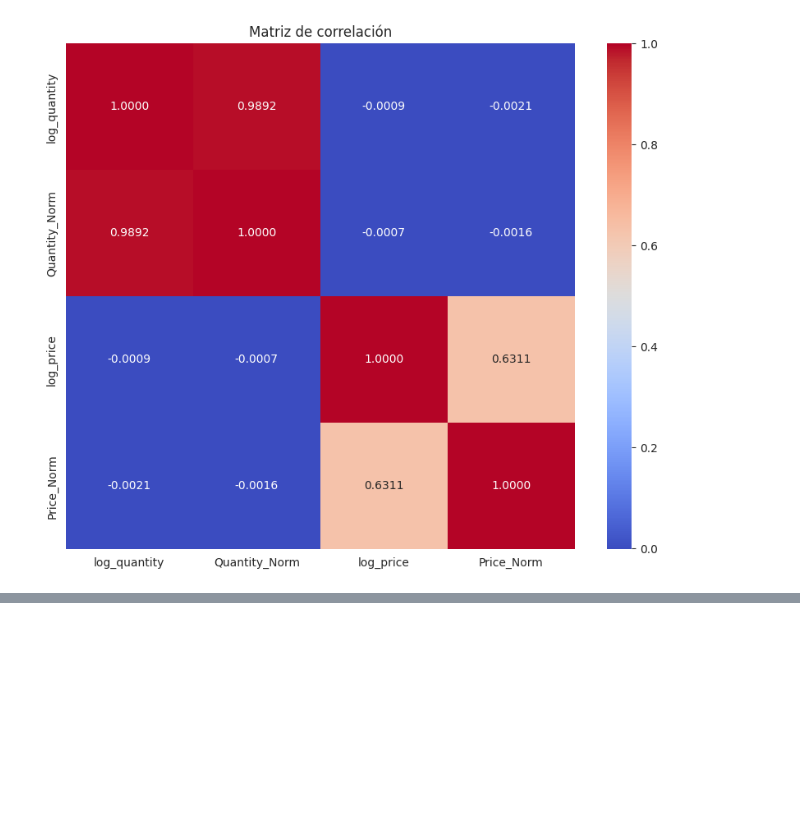
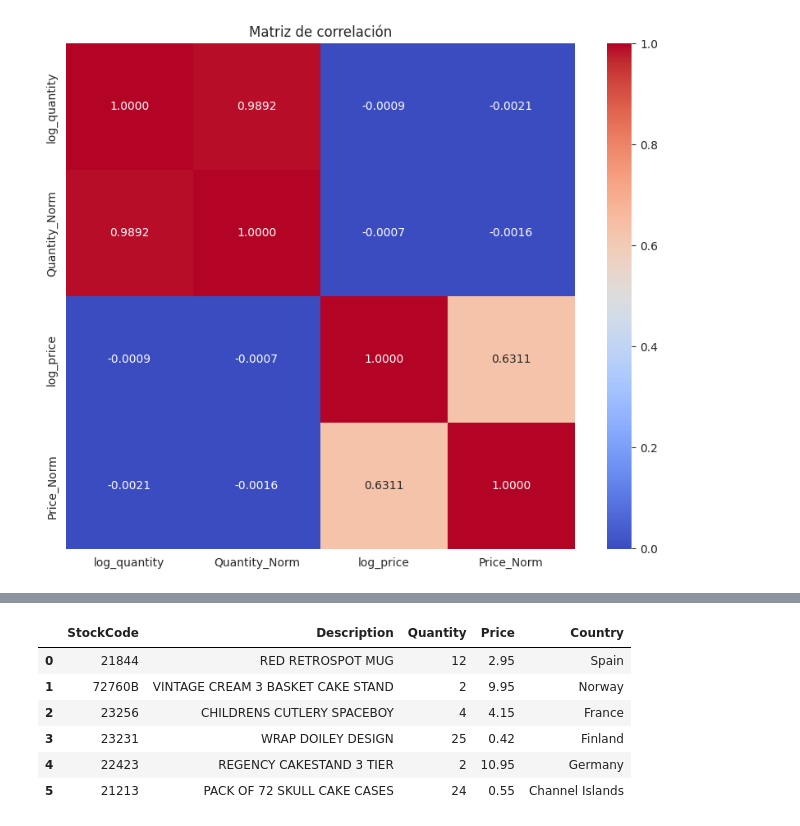
Before and after one commit to Yohan-Rodriguez/Prueba_ImagineApps, a Jupyter notebook: Imagine_Apps_Tarea3_ Análisis de datos.ipynb, the cells around one changed output, grey strips where cells are left out. Drawn from its saved outputs; the diff is of its cells as text; code cells hidden in the pictures; blank space fills up the shorter version.

```diff
--- a/Imagine_Apps_Tarea3_ Análisis de datos.ipynb
+++ b/Imagine_Apps_Tarea3_ Análisis de datos.ipynb
@@ -717,0 +723,15 @@ plt.show()
+# %%
+data = df_online_retail_all_copy[['StockCode', 'Description', 'Quantity', 'Price', 'Country']][df_online_retail_all_copy['Country'] != 'United Kingdom'].sample(50)
+df_db_postgres = pd.DataFrame(data)
+                              #columns=[['SKU', 'Descripcion', 'Cantidad', 'Precio', 'Pais']])
+df_db_postgres = df_db_postgres.reset_index(drop=True)
+
+df_db_postgres.head(6)
+# %% [output]
+|  | StockCode | Description | Quantity | Price | Country |
+| 0 | 21844 | RED RETROSPOT MUG | 12 | 2.95 | Spain |
+| 1 | 72760B | VINTAGE CREAM 3 BASKET CAKE STAND | 2 | 9.95 | Norway |
+| 2 | 23256 | CHILDRENS CUTLERY SPACEBOY | 4 | 4.15 | France |
+| 3 | 23231 | WRAP DOILEY DESIGN | 25 | 0.42 | Finland |
+| 4 | 22423 | REGENCY CAKESTAND 3 TIER | 2 | 10.95 | Germany |
+| 5 | 21213 | PACK OF 72 SKULL CAKE CASES | 24 | 0.55 | Channel Islands |
```
Also changed, not shown: parts of 13 cells of this notebook.
